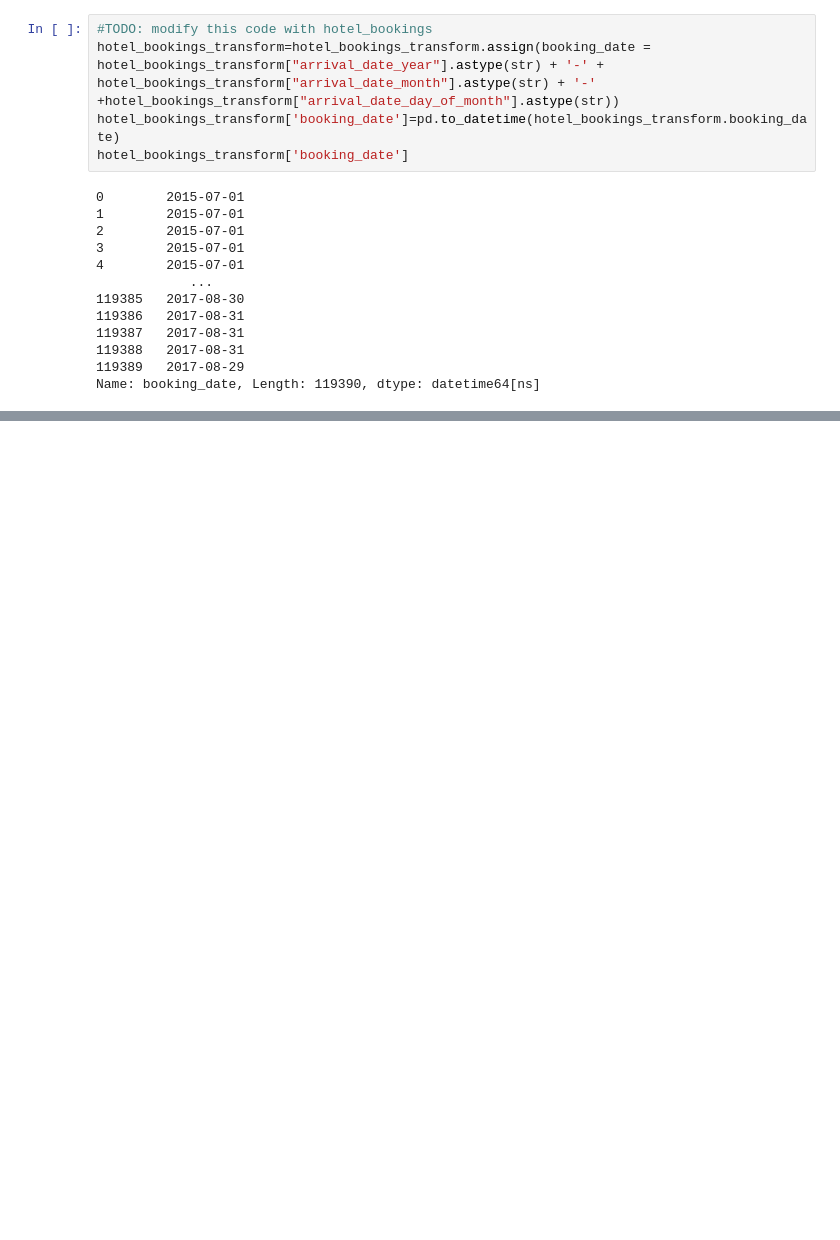
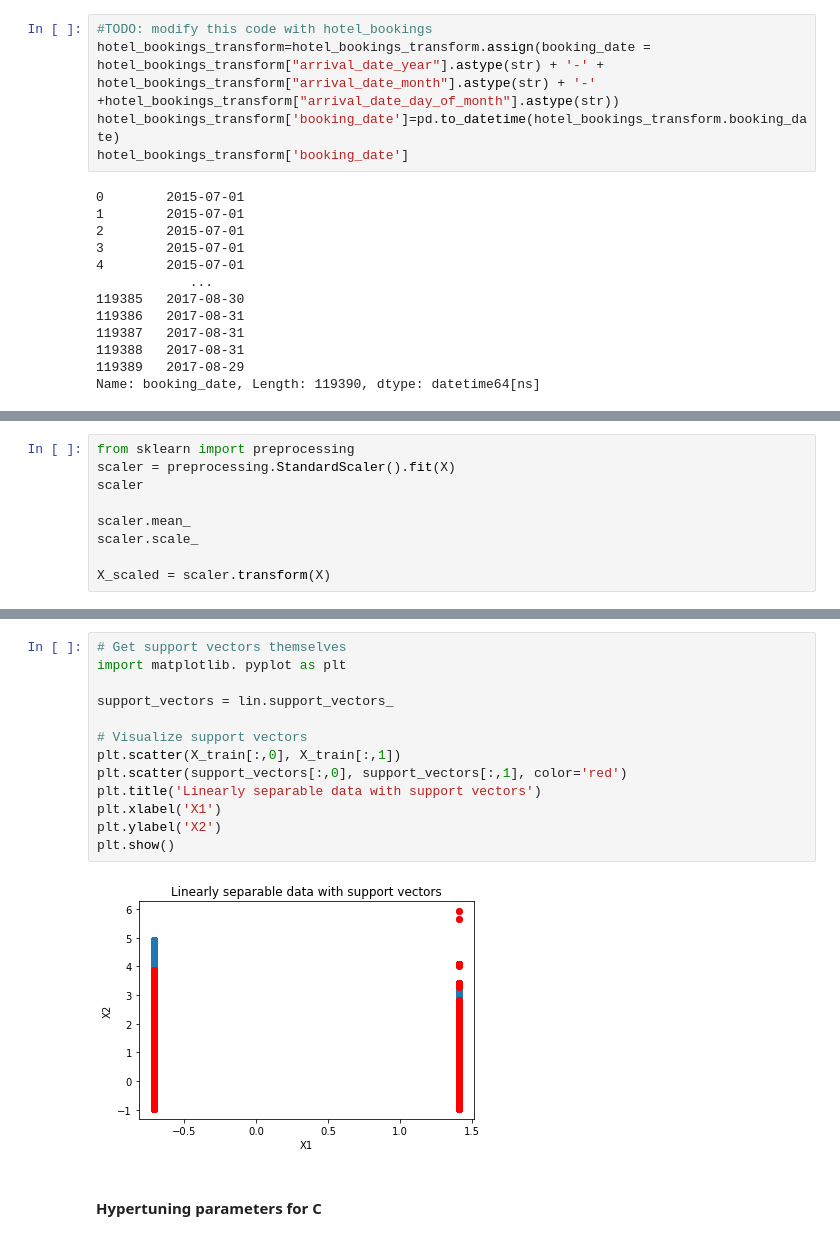
Before and after one commit to olmosjorge28/DS7331_ML1_ASSINGMENTS, a Jupyter notebook: lab2/Mini-Project.ipynb, the cells around one changed output, grey strips where cells are left out. Saved outputs shown, nothing was run; the diff lists cells and outputs as text; blank space fills up the shorter version.

```diff
--- a/lab2/Mini-Project.ipynb
+++ b/lab2/Mini-Project.ipynb
@@ -210,0 +155,9 @@ print(classification_report(y_test,y_pred))
+# %%
+from sklearn import preprocessing
+scaler = preprocessing.StandardScaler().fit(X)
+scaler
+
+scaler.mean_
+scaler.scale_
+
+X_scaled = scaler.transform(X)
@@ -210,0 +320,17 @@ print(classification_report(y_test,y_pred))
+# %%
+# Get support vectors themselves
+import matplotlib. pyplot as plt
+
+support_vectors = lin.support_vectors_
+
+# Visualize support vectors
+plt.scatter(X_train[:,0], X_train[:,1])
+plt.scatter(support_vectors[:,0], support_vectors[:,1], color='red')
+plt.title('Linearly separable data with support vectors')
+plt.xlabel('X1')
+plt.ylabel('X2')
+plt.show()
+# %% [output]
+[figure, added]
+# %% [markdown]
+#### Hypertuning parameters for C
```
Also changed, not shown: parts of 42 cells of this notebook, 1 other file.
